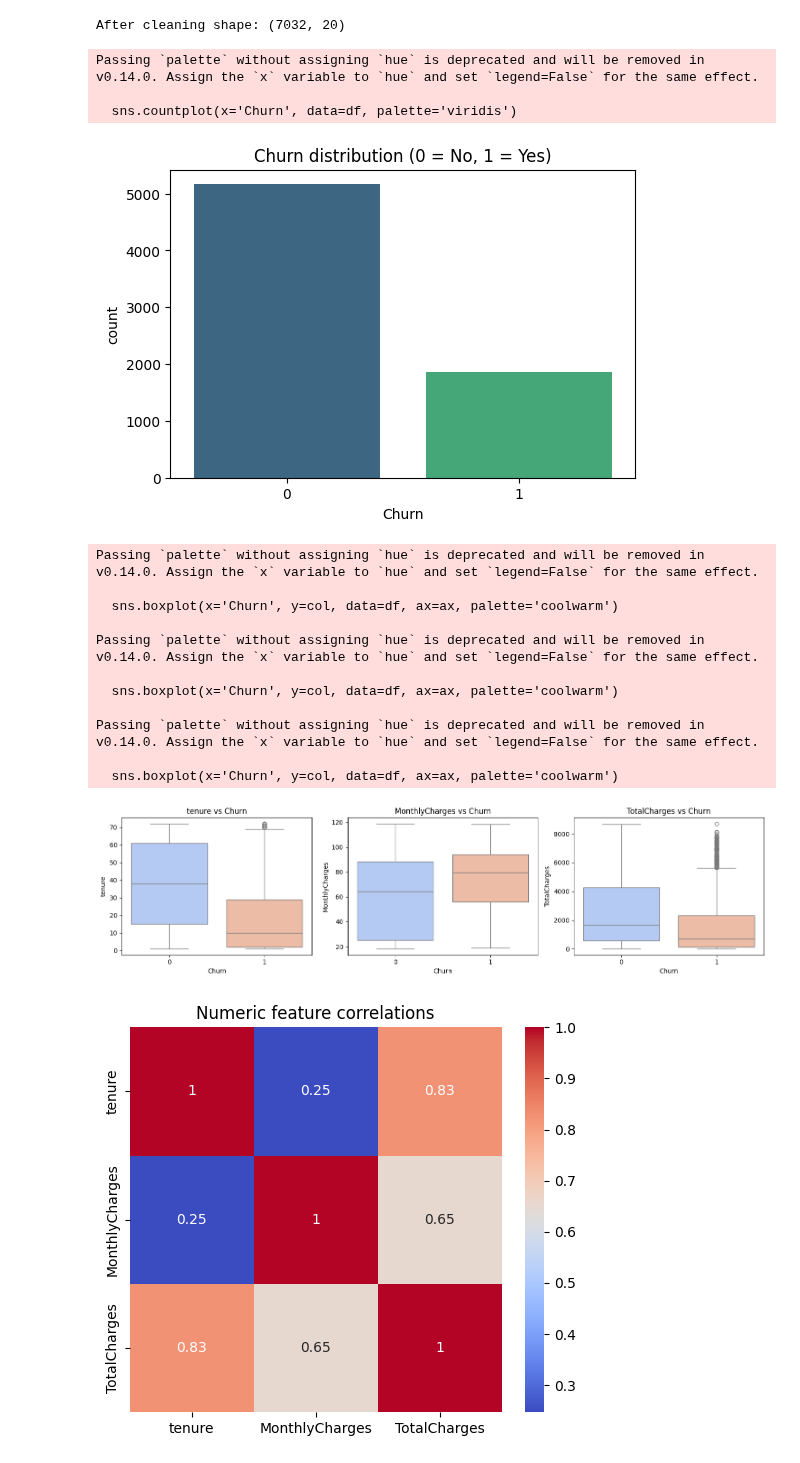
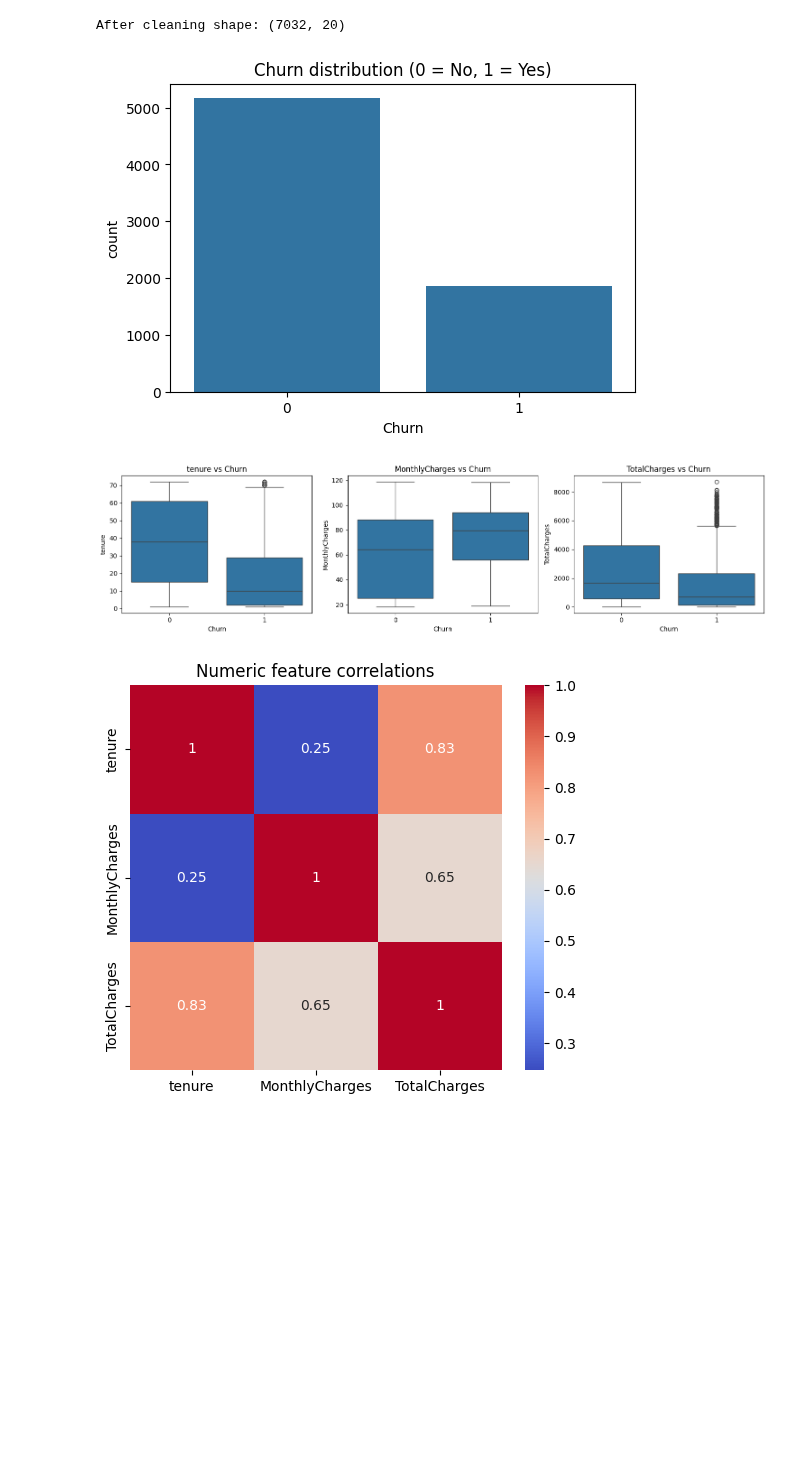
Before and after one commit to GangaminiH/Telco_Churn_Project, a Jupyter notebook: Telco_Churn_Project.ipynb, the cells around one changed output. Drawn from its saved outputs; the diff is of its cells as text; code cells hidden in the pictures; blank space fills up the shorter version.

```diff
--- a/Telco_Churn_Project.ipynb
+++ b/Telco_Churn_Project.ipynb
@@ -108,36 +150,22 @@ After cleaning shape: (7032, 20)
 #Visualizations
 #Churn countplot
 plt.figure(figsize=(6,4))
-sns.countplot(x='Churn', data=df, palette='viridis')
+sns.countplot(x='Churn', data=df)
 plt.title('Churn distribution (0 = No, 1 = Yes)')
 plt.show()
 # %% [output]
-Passing `palette` without assigning `hue` is deprecated and will be removed in v0.14.0. Assign the `x` variable to `hue` and set `legend=False` for the same effect.
-
-  sns.countplot(x='Churn', data=df, palette='viridis')
-[figure, old version]
+[figure, new version]
 # %%
 #Boxplots for numeric features vs churn
 num_cols = ['tenure', 'MonthlyCharges', 'TotalCharges']
 fig, axes = plt.subplots(1, len(num_cols), figsize=(5*len(num_cols), 4))
 for ax, col in zip(axes, num_cols):
-    sns.boxplot(x='Churn', y=col, data=df, ax=ax, palette='coolwarm')
+    sns.boxplot(x='Churn', y=col, data=df, ax=ax)
     ax.set_title(f'{col} vs Churn')
 plt.tight_layout()
 plt.show()
 # %% [output]
-Passing `palette` without assigning `hue` is deprecated and will be removed in v0.14.0. Assign the `x` variable to `hue` and set `legend=False` for the same effect.
-
-  sns.boxplot(x='Churn', y=col, data=df, ax=ax, palette='coolwarm')
-
-Passing `palette` without assigning `hue` is deprecated and will be removed in v0.14.0. Assign the `x` variable to `hue` and set `legend=False` for the same effect.
-
-  sns.boxplot(x='Churn', y=col, data=df, ax=ax, palette='coolwarm')
-
-Passing `palette` without assigning `hue` is deprecated and will be removed in v0.14.0. Assign the `x` variable to `hue` and set `legend=False` for the same effect.
-
-  sns.boxplot(x='Churn', y=col, data=df, ax=ax, palette='coolwarm')
-[figure, old version]
+[figure, new version]
 # %%
 #Correlation heatmap for numeric features
 plt.figure(figsize=(6,5))
```
Also changed, not shown: parts of 12 cells of this notebook.
